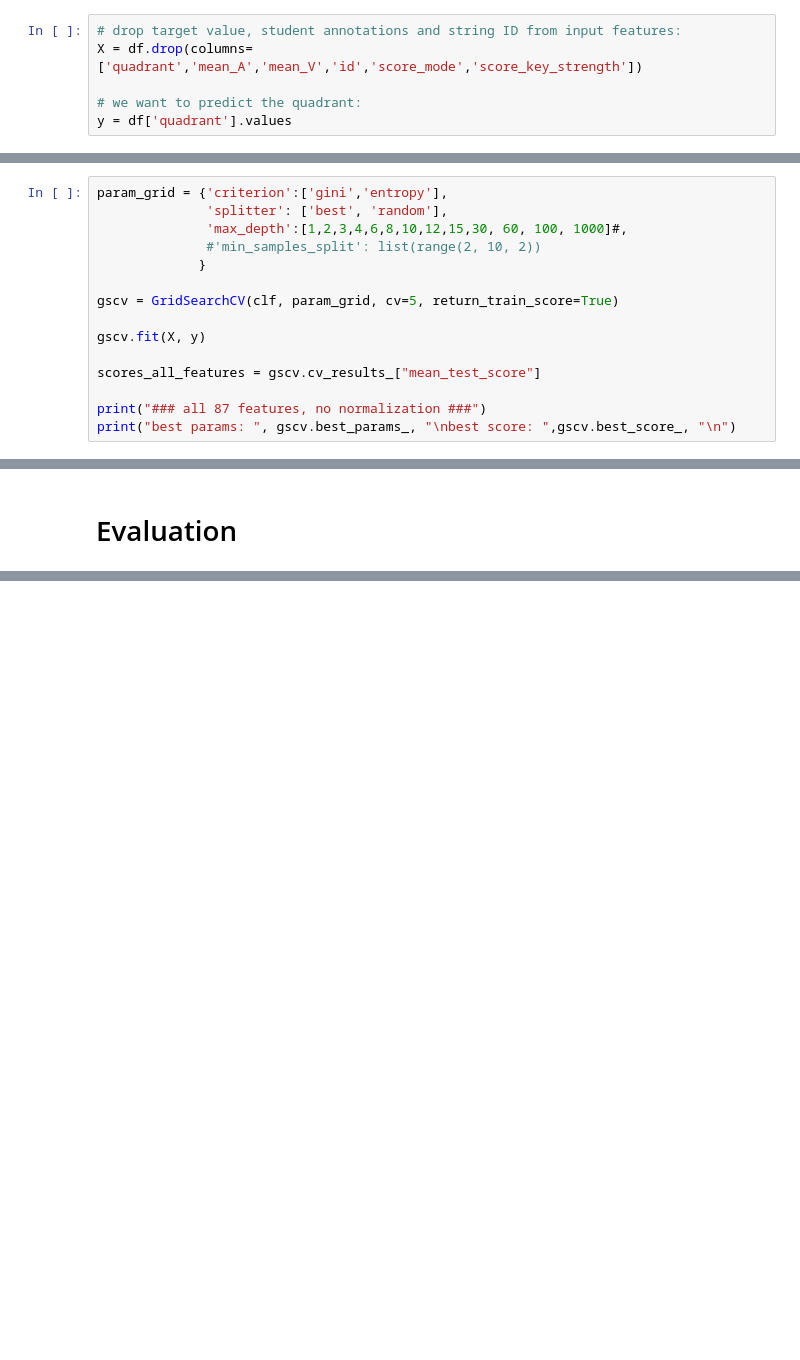
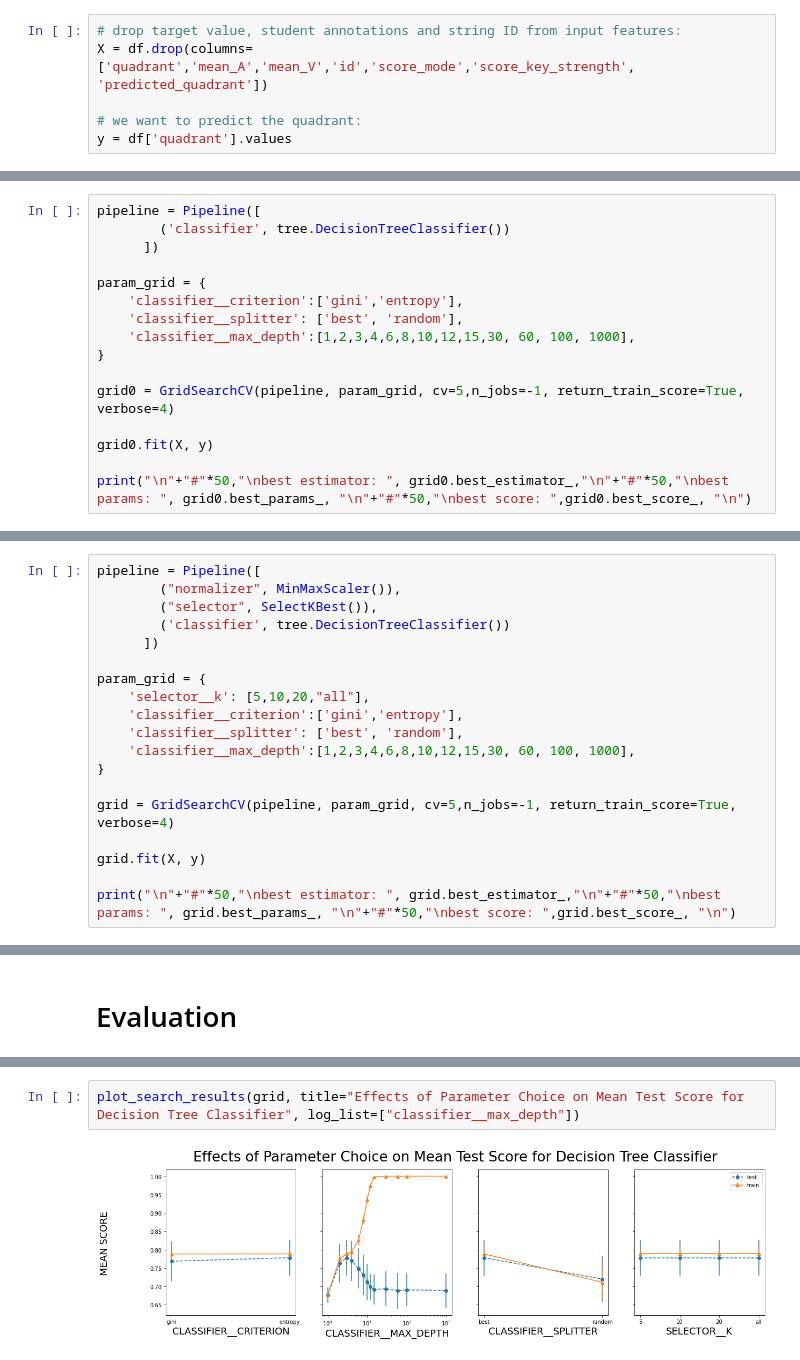
Before and after one commit to sh0w/machine-learning-pattern-classfication, a Jupyter notebook: task3_classification/DecisionTree.ipynb, the cells around one changed output, grey strips where cells are left out. Drawn from its saved outputs; the diff is of its cells as text; blank space fills up the shorter version.

Commit message:
updated decisiontree example to use better dataset

```diff
--- a/task3_classification/DecisionTree.ipynb
+++ b/task3_classification/DecisionTree.ipynb
@@ -18,7 +25,7 @@ df = pd.read_csv("dataset/phase_3_TRAIN_7d499bff69ca69b6_6372c3e_MLPC2021_generi
 # Split dataset into inputs and targets
 # %%
 # drop target value, student annotations and string ID from input features:
-X = df.drop(columns=['quadrant','mean_A','mean_V','id','score_mode','score_key_strength'])
+X = df.drop(columns=['quadrant','mean_A','mean_V','id','score_mode','score_key_strength', 'predicted_quadrant'])
 
 # we want to predict the quadrant:
 y = df['quadrant'].values
@@ -66,16 +47,17 @@ clf.score(X_test, y_test)
 # %%
-param_grid = {'criterion':['gini','entropy'],
-              'splitter': ['best', 'random'],
-              'max_depth':[1,2,3,4,6,8,10,12,15,30, 60, 100, 1000]#,
-              #'min_samples_split': list(range(2, 10, 2))
-             }
+pipeline = Pipeline([
+        ('classifier', tree.DecisionTreeClassifier())
+      ])
 
-gscv = GridSearchCV(clf, param_grid, cv=5, return_train_score=True)
+param_grid = {
+    'classifier__criterion':['gini','entropy'],
+    'classifier__splitter': ['best', 'random'],
+    'classifier__max_depth':[1,2,3,4,6,8,10,12,15,30, 60, 100, 1000],
+}
 
-gscv.fit(X, y)
+grid0 = GridSearchCV(pipeline, param_grid, cv=5,n_jobs=-1, return_train_score=True, verbose=4)
 
-scores_all_features = gscv.cv_results_["mean_test_score"]
+grid0.fit(X, y)
 
-print("### all 87 features, no normalization ###")
-print("best params: ", gscv.best_params_, "\nbest score: ",gscv.best_score_, "\n")
+print("\n"+"#"*50,"\nbest estimator: ", grid0.best_estimator_,"\n"+"#"*50,"\nbest params: ", grid0.best_params_, "\n"+"#"*50,"\nbest score: ",grid0.best_score_, "\n")
 # %% [output]
@@ -84,0 +89,19 @@ best score:  0.6444363550790184
+# %%
+pipeline = Pipeline([
+        ("normalizer", MinMaxScaler()),
+        ("selector", SelectKBest()),
+        ('classifier', tree.DecisionTreeClassifier())
+      ])
+
+param_grid = {
+    'selector__k': [5,10,20,"all"],
+    'classifier__criterion':['gini','entropy'],
+    'classifier__splitter': ['best', 'random'],
+    'classifier__max_depth':[1,2,3,4,6,8,10,12,15,30, 60, 100, 1000],
+}
+
+grid = GridSearchCV(pipeline, param_grid, cv=5,n_jobs=-1, return_train_score=True, verbose=4)
+
+grid.fit(X, y)
+
+print("\n"+"#"*50,"\nbest estimator: ", grid.best_estimator_,"\n"+"#"*50,"\nbest params: ", grid.best_params_, "\n"+"#"*50,"\nbest score: ",grid.best_score_, "\n")
@@ -150,0 +239,4 @@ plot_search_results(gscv, title="Effects of Parameter Choice on Mean Test Score
+# %%
+plot_search_results(grid, title="Effects of Parameter Choice on Mean Test Score for Decision Tree Classifier", log_list=["classifier__max_depth"])
+# %% [output]
+[figure, added]
```
Also changed, not shown: parts of 17 cells of this notebook.
